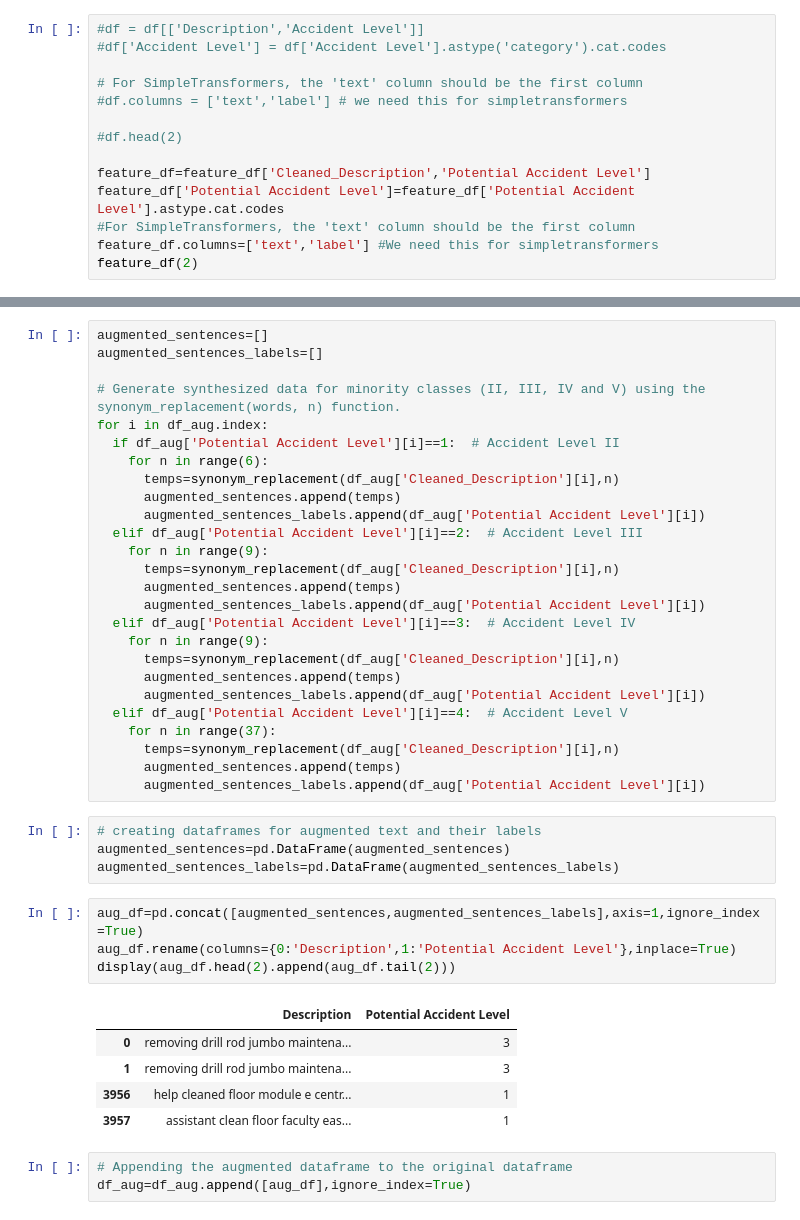
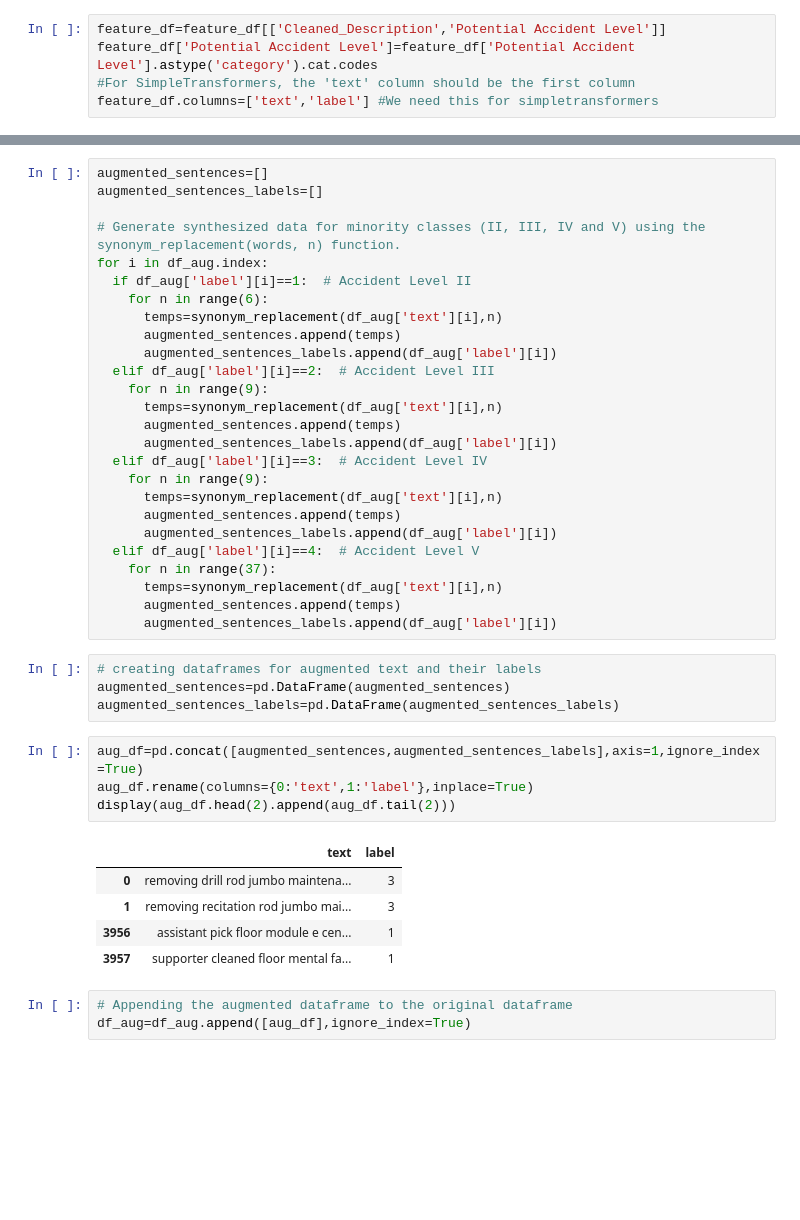
Before and after one commit to SelvamRaju/AI-ML-Capstone-Project-NLP-Chatbot, a Jupyter notebook: GL_Capstone_ChatBot_Final.ipynb, the cells around one changed output, grey strips where cells are left out. Drawn from its saved outputs; the diff is of its cells as text; blank space fills up the shorter version.

```diff
--- a/GL_Capstone_ChatBot_Final.ipynb
+++ b/GL_Capstone_ChatBot_Final.ipynb
@@ -1519,14 +1516,5 @@ LogisticRegression(solver='liblinear')
 # %%
-#df = df[['Description','Accident Level']]
-#df['Accident Level'] = df['Accident Level'].astype('category').cat.codes
-
-# For SimpleTransformers, the 'text' column should be the first column
-#df.columns = ['text','label'] # we need this for simpletransformers
-
-#df.head(2)
-
-feature_df=feature_df['Cleaned_Description','Potential Accident Level']
-feature_df['Potential Accident Level']=feature_df['Potential Accident Level'].astype.cat.codes
+feature_df=feature_df[['Cleaned_Description','Potential Accident Level']]
+feature_df['Potential Accident Level']=feature_df['Potential Accident Level'].astype('category').cat.codes
 #For SimpleTransformers, the 'text' column should be the first column
 feature_df.columns=['text','label'] #We need this for simpletransformers
-feature_df(2)
@@ -1643,40 +1641,40 @@ augmented_sentences_labels=[]
 
 # Generate synthesized data for minority classes (II, III, IV and V) using the synonym_replacement(words, n) function.
 for i in df_aug.index:
-  if df_aug['Potential Accident Level'][i]==1:  # Accident Level II
+  if df_aug['label'][i]==1:  # Accident Level II
     for n in range(6):
-      temps=synonym_replacement(df_aug['Cleaned_Description'][i],n)
+      temps=synonym_replacement(df_aug['text'][i],n)
       augmented_sentences.append(temps)
-      augmented_sentences_labels.append(df_aug['Potential Accident Level'][i])
-  elif df_aug['Potential Accident Level'][i]==2:  # Accident Level III
+      augmented_sentences_labels.append(df_aug['label'][i])
+  elif df_aug['label'][i]==2:  # Accident Level III
     for n in range(9):
-      temps=synonym_replacement(df_aug['Cleaned_Description'][i],n)
+      temps=synonym_replacement(df_aug['text'][i],n)
       augmented_sentences.append(temps)
-      augmented_sentences_labels.append(df_aug['Potential Accident Level'][i])
-  elif df_aug['Potential Accident Level'][i]==3:  # Accident Level IV
+      augmented_sentences_labels.append(df_aug['label'][i])
+  elif df_aug['label'][i]==3:  # Accident Level IV
     for n in range(9):
-      temps=synonym_replacement(df_aug['Cleaned_Description'][i],n)
+      temps=synonym_replacement(df_aug['text'][i],n)
       augmented_sentences.append(temps)
-      augmented_sentences_labels.append(df_aug['Potential Accident Level'][i])
-  elif df_aug['Potential Accident Level'][i]==4:  # Accident Level V
+      augmented_sentences_labels.append(df_aug['label'][i])
+  elif df_aug['label'][i]==4:  # Accident Level V
     for n in range(37):
-      temps=synonym_replacement(df_aug['Cleaned_Description'][i],n)
+      temps=synonym_replacement(df_aug['text'][i],n)
       augmented_sentences.append(temps)
-      augmented_sentences_labels.append(df_aug['Potential Accident Level'][i])
+      augmented_sentences_labels.append(df_aug['label'][i])
 # %%
 # creating dataframes for augmented text and their labels
 augmented_sentences=pd.DataFrame(augmented_sentences)
 augmented_sentences_labels=pd.DataFrame(augmented_sentences_labels)
 # %%
 aug_df=pd.concat([augmented_sentences,augmented_sentences_labels],axis=1,ignore_index=True)
-aug_df.rename(columns={0:'Description',1:'Potential Accident Level'},inplace=True)
+aug_df.rename(columns={0:'text',1:'label'},inplace=True)
 display(aug_df.head(2).append(aug_df.tail(2)))
 # %% [output]
-|  | Description | Potential Accident Level |
+|  | text | label |
 | 0 | removing drill rod jumbo maintena... | 3 |
-| 1 | removing drill rod jumbo maintena... | 3 |
-| 3956 | help cleaned floor module e centr... | 1 |
-| 3957 | assistant clean floor faculty eas... | 1 |
+| 1 | removing recitation rod jumbo mai... | 3 |
+| 3956 | assistant pick floor module e cen... | 1 |
+| 3957 | supporter cleaned floor mental fa... | 1 |
 # %%
 # Appending the augmented dataframe to the original dataframe
 df_aug=df_aug.append([aug_df],ignore_index=True)
```
Also changed, not shown: parts of 82 cells of this notebook.
